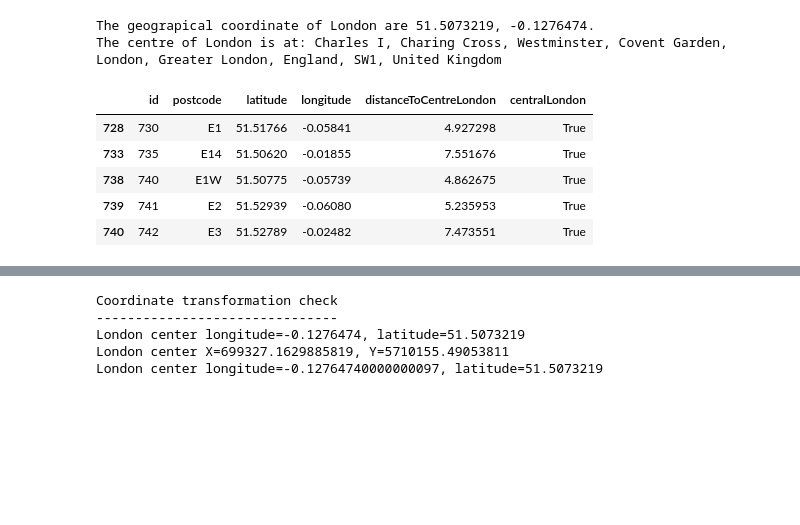
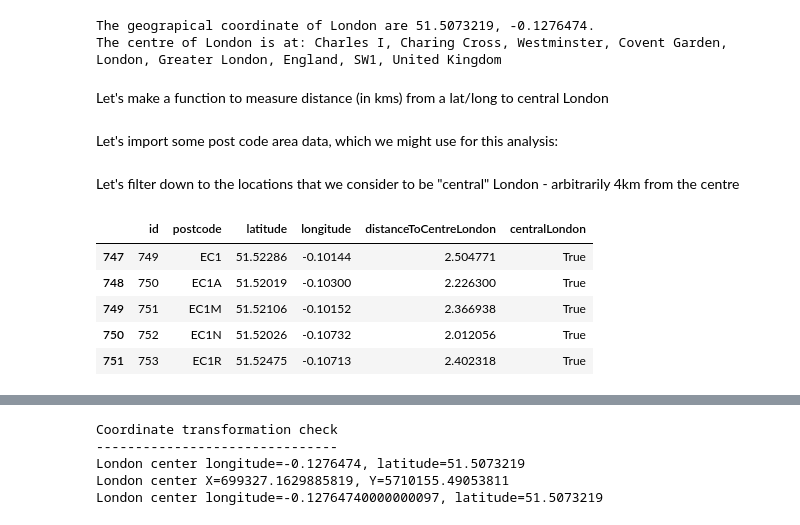
Before and after one commit to tomreimer16/Coursera_Capstone, a Jupyter notebook: capstone-london-analysis.ipynb, the cells around one changed output, grey strips where cells are left out. Drawn from its saved outputs; the diff is of its cells as text; code cells hidden in the pictures; blank space fills up the shorter version.

```diff
--- a/Capstone Project - London Analysis - Draft Work.ipynb
+++ b/capstone-london-analysis.ipynb
@@ -45,6 +44,8 @@ print ('The centre of London is at: {}'.format(address_check))
 # %% [output]
 The geograpical coordinate of London are 51.5073219, -0.1276474.
 The centre of London is at: Charles I, Charing Cross, Westminster, Covent Garden, London, Greater London, England, SW1, United Kingdom
+# %% [markdown]
+Let's make a function to measure distance (in kms) from a lat/long to central London
 # %%
 earth_radius = 6371.0
 
@@ -61,23 +62,27 @@ def dist_to_london_centre(latitude, longitude): #in Kms
     distance = earth_radius * c
 
     return distance
+# %% [markdown]
+Let's import some post code area data, which we might use for this analysis:
 # %%
 filename = os.getcwd() + '/data/postcode-outcodes.csv'
 pcData = pd.read_csv(filename)
+# %% [markdown]
+Let's filter down to the locations that we consider to be "central" London - arbitrarily 4km from the centre
 # %%
 for i in pcData.index:
     dist = dist_to_london_centre(pcData['latitude'][i],pcData['longitude'][i])
 
     pcData.at[i,'distanceToCentreLondon'] = dist
-    pcData.at[i,'centralLondon'] = dist < 8
+    pcData.at[i,'centralLondon'] = dist < 4
 
 pcData = pcData[pcData.centralLondon]
 
 pcData.head()
 # %% [output]
 |  | id | postcode | latitude | longitude | distanceToCentreLondon | centralLondon |
-| 728 | 730 | E1 | 51.51766 | -0.05841 | 4.927298 | True |
-| 733 | 735 | E14 | 51.50620 | -0.01855 | 7.551676 | True |
-| 738 | 740 | E1W | 51.50775 | -0.05739 | 4.862675 | True |
-| 739 | 741 | E2 | 51.52939 | -0.06080 | 5.235953 | True |
-| 740 | 742 | E3 | 51.52789 | -0.02482 | 7.473551 | True |
+| 747 | 749 | EC1 | 51.52286 | -0.10144 | 2.504771 | True |
+| 748 | 750 | EC1A | 51.52019 | -0.10300 | 2.226300 | True |
+| 749 | 751 | EC1M | 51.52106 | -0.10152 | 2.366938 | True |
+| 750 | 752 | EC1N | 51.52026 | -0.10732 | 2.012056 | True |
+| 751 | 753 | EC1R | 51.52475 | -0.10713 | 2.402318 | True |
```
Also changed, not shown: parts of 29 cells of this notebook, 3 other files.
